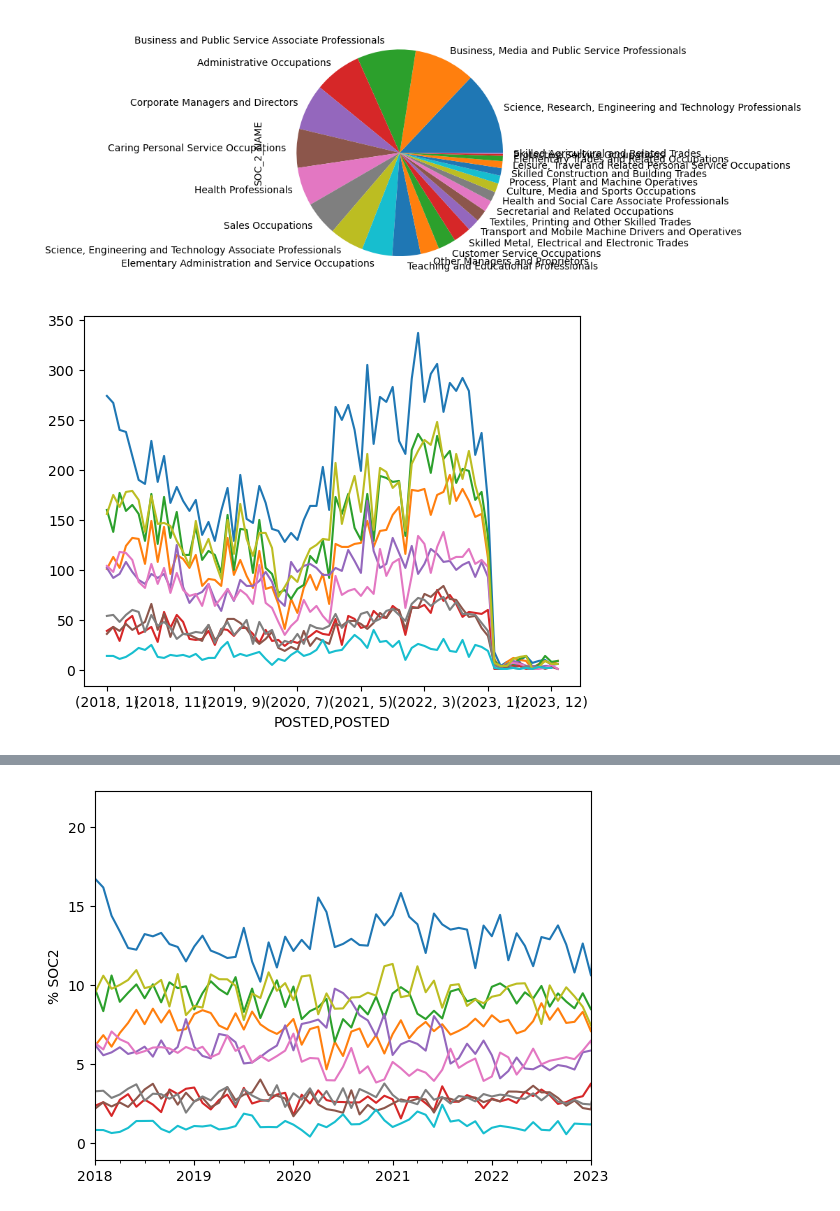
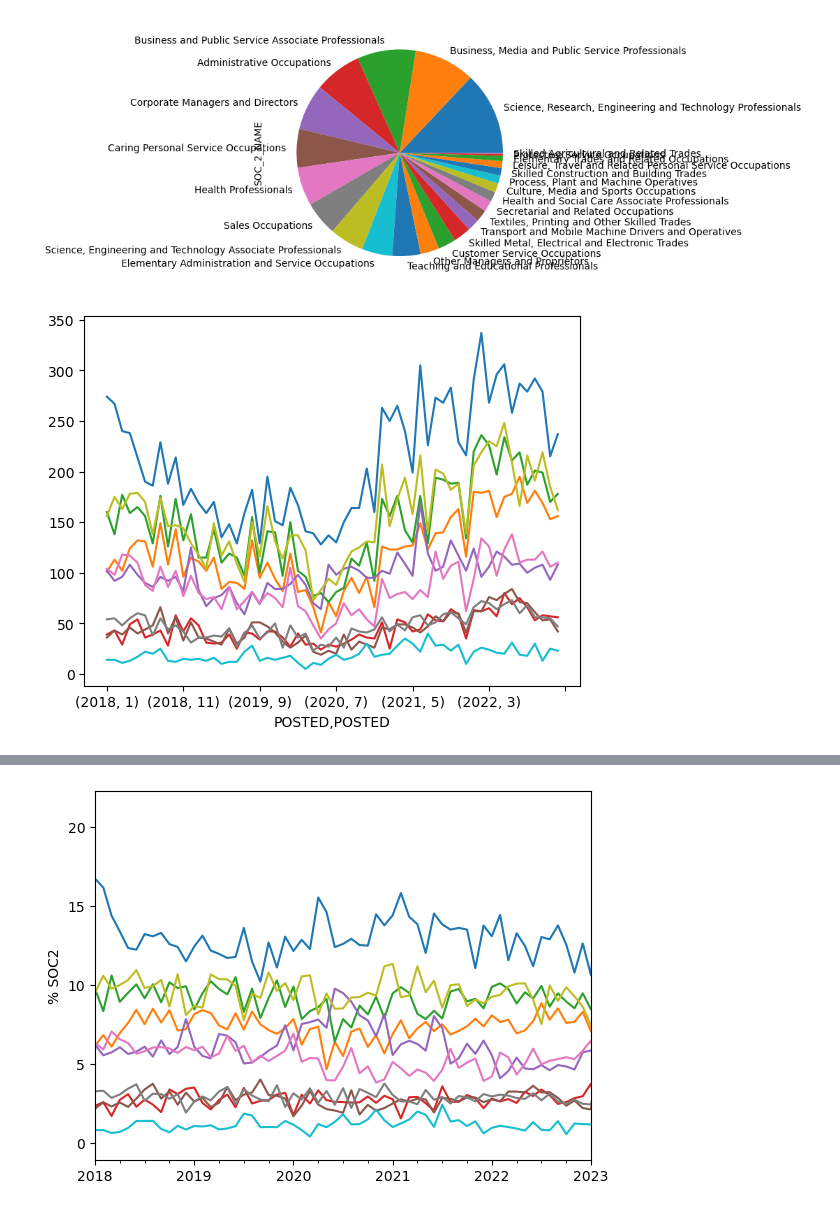
Before and after one commit to sambkr/social_datathon, a Jupyter notebook: SOC2.ipynb, the cells around one changed output, grey strips where cells are left out. Saved outputs shown, nothing was run; the diff lists cells and outputs as text; code cells hidden in the pictures.

```diff
--- a/SOC2.ipynb
+++ b/SOC2.ipynb
@@ -33,17 +33,19 @@ postings_data['SOC_2_NAME'].value_counts().plot(kind='pie')
 # %% [output]
 <AxesSubplot:ylabel='SOC_2_NAME'>
 [figure]
+# %%
+datered = postings_data[postings_data['POSTED'] < '1/1/2023']
 # %%
 names = postings_data['SOC_2_NAME'].unique()
 
 # Plot most common SOC2 names over time
 fig, ax = plt.subplots()
 for i in names[0:10]:
-    temp_df = postings_data[postings_data['SOC_2_NAME'] == i]
+    temp_df = datered[datered['SOC_2_NAME'] == i]
     temp_df['SOC_2_NAME'].groupby([temp_df['POSTED'].dt.year, temp_df['POSTED'].dt.month]).count().plot()
 # ax.legend(names[0:10])
 # %% [output]
-[figure, old version]
+[figure, new version]
 # %%
 # Calc SOC2 growths as total of overall growth
 freqtab = pd.crosstab(postings_data['SOC_2_NAME'],pd.PeriodIndex(postings_data['POSTED'],freq='M'))
```
Also changed, not shown: 2 other files.
